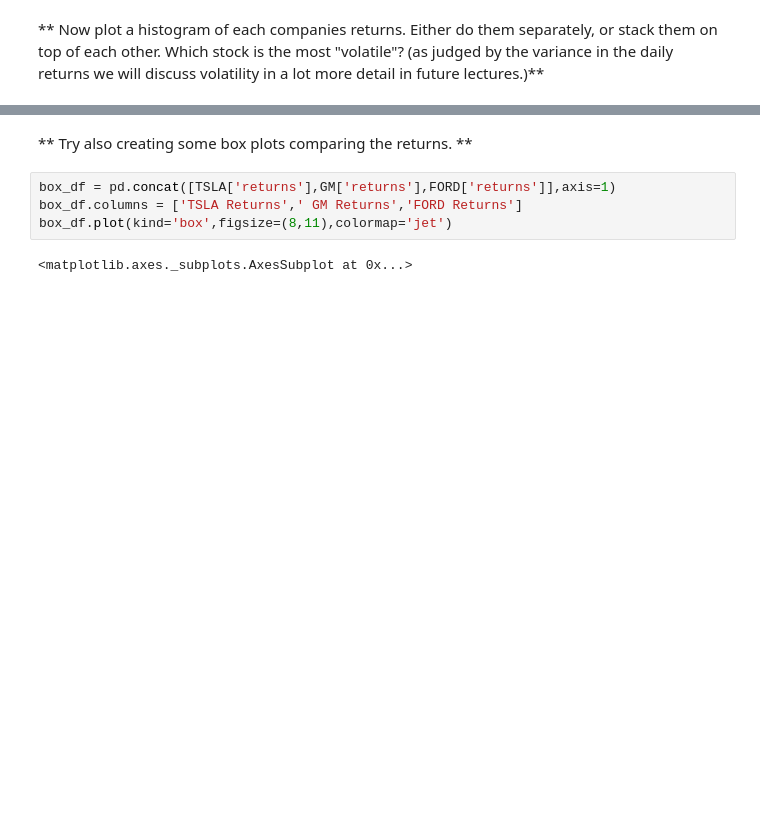
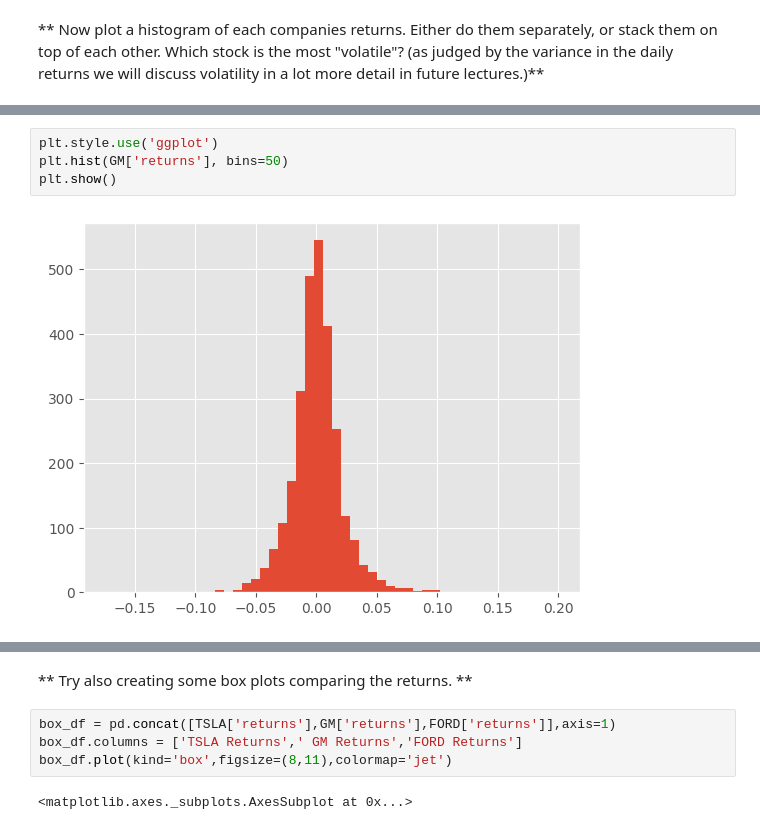
Before and after one commit to mattummal/ford-GM-share-price, a Jupyter notebook: analysis.ipynb, the cells around one changed output, grey strips where cells are left out. Saved outputs shown, nothing was run; the diff lists cells and outputs as text; blank space fills up the shorter version.

```diff
--- a/analysis.ipynb
+++ b/analysis.ipynb
@@ -317,0 +327,6 @@ TSLA['returns'].hist(bins=50)
+# %%
+plt.style.use('ggplot')
+plt.hist(GM['returns'], bins=50)
+plt.show()
+# %% [output]
+[figure, added]
```
Also changed, not shown: parts of 17 cells of this notebook.
